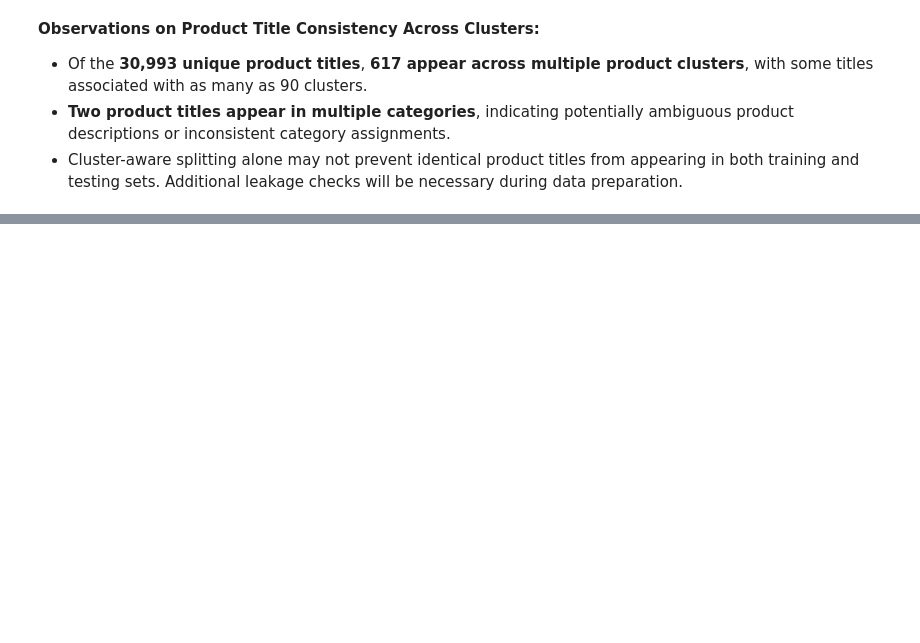
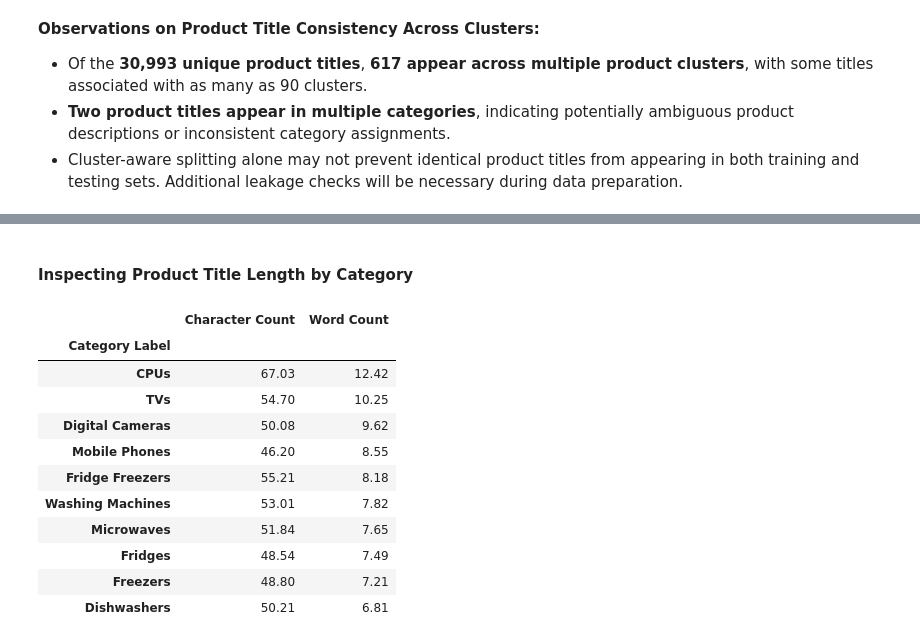
Before and after one commit to TejasMJ/Product-Taxonomy-Intelligence, a Jupyter notebook: notebooks/01_data_understanding.ipynb, the cells around one changed output, grey strips where cells are left out. Cells and saved outputs as stored; diff of their text form; code cells hidden in the pictures; blank space fills up the shorter version.

```diff
--- a/notebooks/01_data_understanding.ipynb
+++ b/notebooks/01_data_understanding.ipynb
@@ -364,0 +399,13 @@ Maximum Categories per Title: 2
+# %%
+# Calculating character and word counts for product titles
+title_char_lengths = df["Product Title"].str.len()
+title_word_lengths = df["Product Title"].str.split().str.len()
+
+# Creating a summary of product title lengths
+title_length_summary = pd.DataFrame({
+    "Character Count": title_char_lengths.describe(),
+    "Word Count": title_word_lengths.describe()
+})
+
+# Displaying descriptive statistics
+title_length_summary.round(2)
@@ -364,0 +470,32 @@ Maximum Categories per Title: 2
+# %% [markdown]
+#### Inspecting Product Title Length by Category
+# %%
+# Creating a temporary dataset for title length analysis
+title_length_df = df[[" Category Label"]].copy()
+title_length_df["Character Count"] = title_char_lengths
+title_length_df["Word Count"] = title_word_lengths
+
+# Calculating average title lengths by category
+category_title_lengths = (
+    title_length_df.groupby(" Category Label")
+    [["Character Count", "Word Count"]]
+    .mean()
+    .round(2)
+    .sort_values("Word Count", ascending=False)
+)
+
+# Displaying category-wise title length statistics
+category_title_lengths
+# %% [output]
+|  | Character Count | Word Count |
+| Category Label |  |  |
+| CPUs | 67.03 | 12.42 |
+| TVs | 54.70 | 10.25 |
+| Digital Cameras | 50.08 | 9.62 |
+| Mobile Phones | 46.20 | 8.55 |
+| Fridge Freezers | 55.21 | 8.18 |
+| Washing Machines | 53.01 | 7.82 |
+| Microwaves | 51.84 | 7.65 |
+| Fridges | 48.54 | 7.49 |
+| Freezers | 48.80 | 7.21 |
+| Dishwashers | 50.21 | 6.81 |
```
Also changed, not shown: parts of 31 cells of this notebook.
